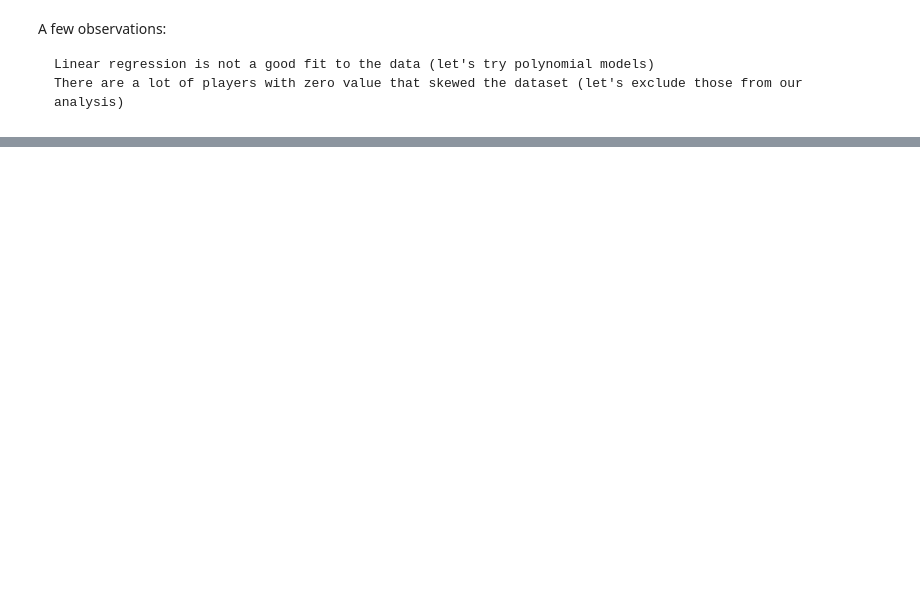
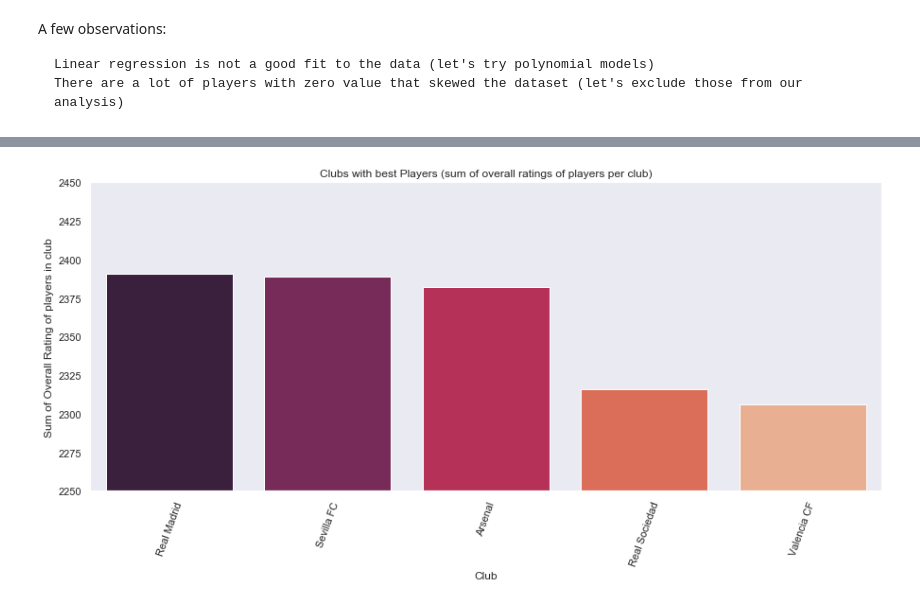
Before and after one commit to Senonino/Module02_visualizing-real-world-data-project, a Jupyter notebook: Extras/Fifa_SJ.ipynb, the cells around one changed output, grey strips where cells are left out. Drawn from its saved outputs; the diff is of its cells as text; code cells hidden in the pictures; blank space fills up the shorter version.

```diff
--- a/Extras/Fifa_SJ.ipynb
+++ b/Extras/Fifa_SJ.ipynb
@@ -217,21 +299,23 @@ plt.show()
 # %%
 #The Best Club
 best_dict = {}
 for club in fifa_16['club'].unique():
-    overall_rating = fifa_16['overall'][fifa_16['club'] == club].sum()
+    overall_rating = fifa_16['rating'][fifa_16['club'] == club].sum()
     best_dict[club] = overall_rating
-best_club = pd.DataFrame.from_dict(best_dict,orient='index', columns = ['overall'])
+best_club = pd.DataFrame.from_dict(best_dict,orient='index', columns = ['rating'])
 best_club['club'] = best_club.index
-best_club = best_club.sort_values(by = 'overall' , ascending =  False)
+best_club = best_club.sort_values(by = 'rating' , ascending =  False)
 
 plt.figure(1 , figsize = (15 , 6))
-sns.barplot(x = 'club' , y  = 'overall' , data = best_club.head(5),palette='rocket')
+sns.barplot(x = 'club' , y  = 'rating' , data = best_club.head(5),palette='rocket')
 plt.xticks(rotation = 70)
 plt.xlabel("Club")
 plt.ylabel('Sum of Overall Rating of players in club')
 plt.title('Clubs with best Players (sum of overall ratings of players per club)')
 plt.ylim(2250 , 2450)
 plt.show()
+# %% [output]
+[figure, added]
 # %%
 countries = ['England' , 'Brazil' , 'Portugal' ,'Argentina',
              'Italy' , 'Spain' , 'Germany' ,'Netherlands','France']
```
Also changed, not shown: parts of 31 cells of this notebook, 3 other files.
